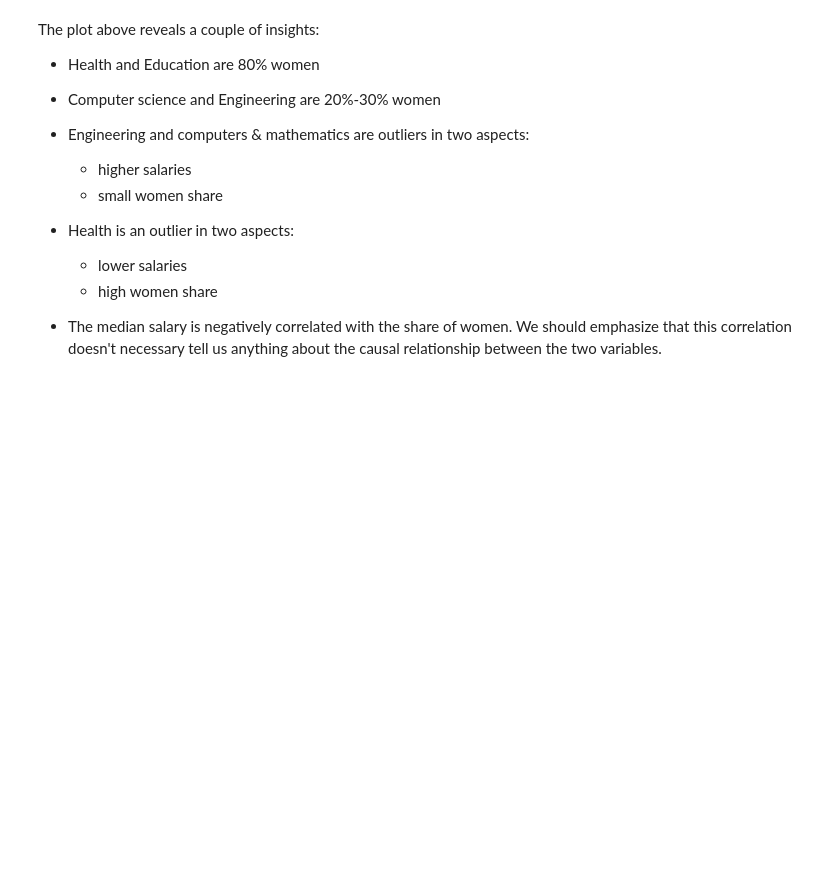
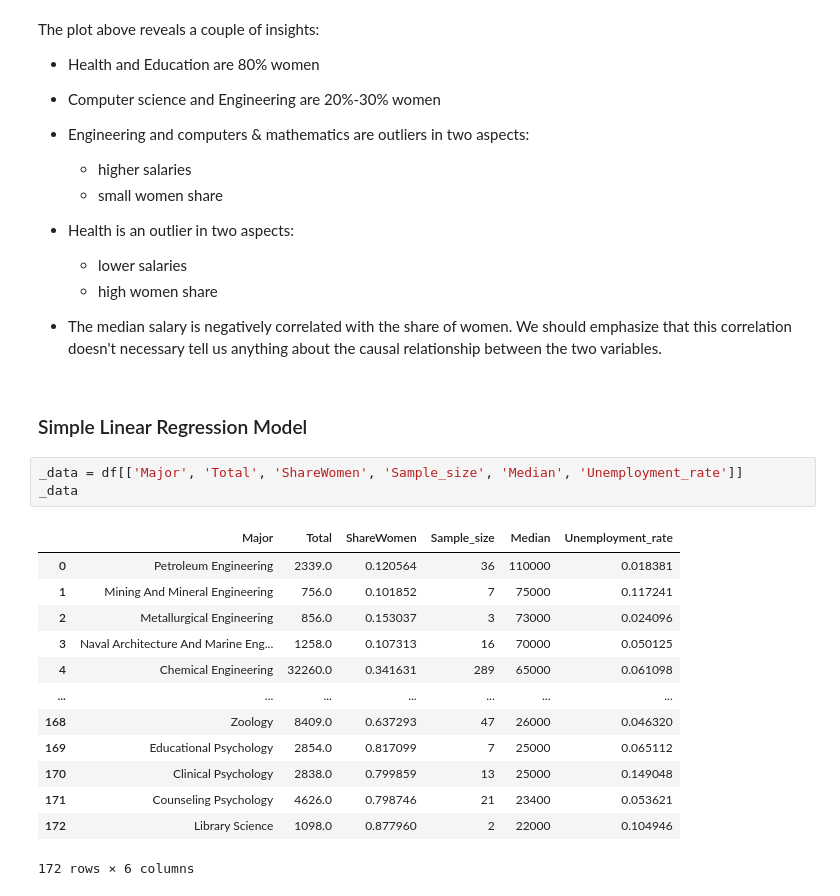
Before and after one commit to andersy005/ms-ds-notebooks, a Jupyter notebook: notebooks/analysis.ipynb, the cells around one changed output. Saved outputs shown, nothing was run; the diff lists cells and outputs as text; blank space fills up the shorter version.

```diff
--- a/notebooks/analysis.ipynb
+++ b/notebooks/analysis.ipynb
@@ -290,3 +306,22 @@ The plot above reveals a couple of insights:
   - high women share
 
 - The median salary is negatively correlated with the share of women. We should emphasize that this correlation doesn't necessary tell us anything about the causal relationship between the two variables.
+# %% [markdown]
+### Simple Linear Regression Model
+# %%
+_data = df[['Major', 'Total', 'ShareWomen', 'Sample_size', 'Median', 'Unemployment_rate']]
+_data
+# %% [output]
+|  | Major | Total | ShareWomen | Sample_size | Median | Unemployment_rate |
+| 0 | Petroleum Engineering | 2339.0 | 0.120564 | 36 | 110000 | 0.018381 |
+| 1 | Mining And Mineral Engineering | 756.0 | 0.101852 | 7 | 75000 | 0.117241 |
+| 2 | Metallurgical Engineering | 856.0 | 0.153037 | 3 | 73000 | 0.024096 |
+| 3 | Naval Architecture And Marine Eng... | 1258.0 | 0.107313 | 16 | 70000 | 0.050125 |
+| 4 | Chemical Engineering | 32260.0 | 0.341631 | 289 | 65000 | 0.061098 |
+| ... | ... | ... | ... | ... | ... | ... |
+| 168 | Zoology | 8409.0 | 0.637293 | 47 | 26000 | 0.046320 |
+| 169 | Educational Psychology | 2854.0 | 0.817099 | 7 | 25000 | 0.065112 |
+| 170 | Clinical Psychology | 2838.0 | 0.799859 | 13 | 25000 | 0.149048 |
+| 171 | Counseling Psychology | 4626.0 | 0.798746 | 21 | 23400 | 0.053621 |
+| 172 | Library Science | 1098.0 | 0.877960 | 2 | 22000 | 0.104946 |
+172 rows × 6 columns
```
Also changed, not shown: parts of 15 cells of this notebook.
